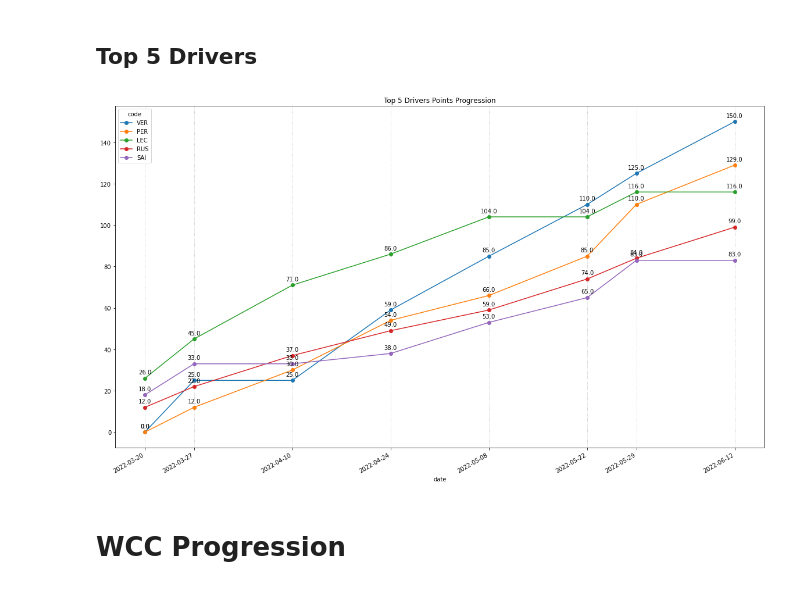
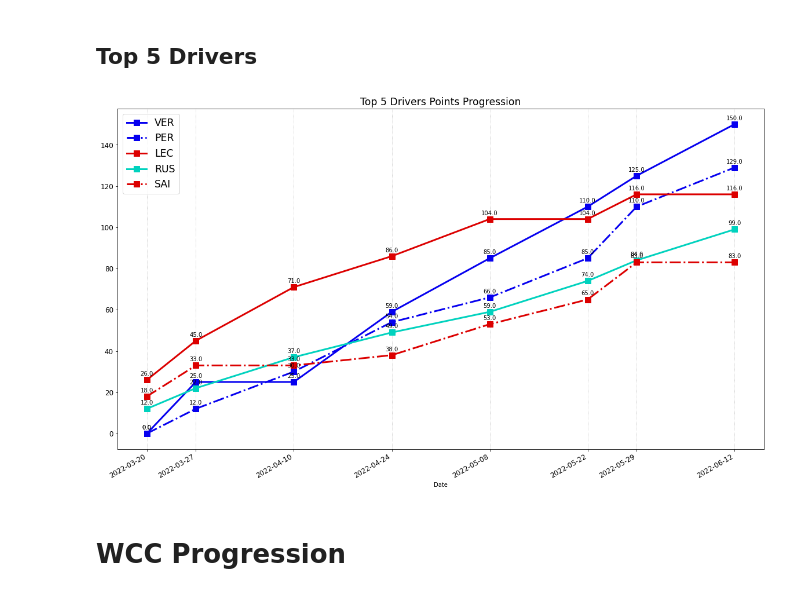
Before and after one commit to meunomemauricio/f1_data, a Jupyter notebook: notebooks/2022_progression.ipynb, the cells around one changed output. Cells and saved outputs as stored; diff of their text form; code cells hidden in the pictures.

Commit message:
Use team/driver colors in plots

```diff
--- a/notebooks/2022_progression.ipynb
+++ b/notebooks/2022_progression.ipynb
@@ -31,20 +33,26 @@ df = pd.read_sql(
 # %%
 top_5 = df[df.index == df.index.max()].nlargest(5, columns="points")["code"]
 pivot = df.pivot(index=None, columns="code", values="points")
-# TODO: Color code by constructor
+pivot.index.rename("Date", inplace=True)
 ax = pivot.plot(
   y=top_5,
-  title="Top 5 Drivers Points Progression",
-  marker="o",
+  color=[DRIVER_COLORS_2022[d].color for d in top_5],
+  style=[DRIVER_COLORS_2022[d].style for d in top_5],
   figsize=(20,12),
+  fontsize="large",
+  linewidth=3,
+  marker="s",
+  markersize=10,
 )
+ax.set_title("Top 5 Drivers Points Progression", fontsize="xx-large")
+ax.legend(fontsize="xx-large")
 ax.set_xticks(pivot.index)
 ax.grid(visible=True, which="major", axis="x", linestyle="dotted")
 for driver in top_5:
   for d, p in pivot[driver].items():
     ax.text(d, p+2, f"{p}", ha="center")
 # %% [output]
-[figure, old version]
+[figure, new version]
 # %% [markdown]
 # WCC Progression
 # %%
```
Also changed, not shown: parts of 2 cells of this notebook, 1 other file.
